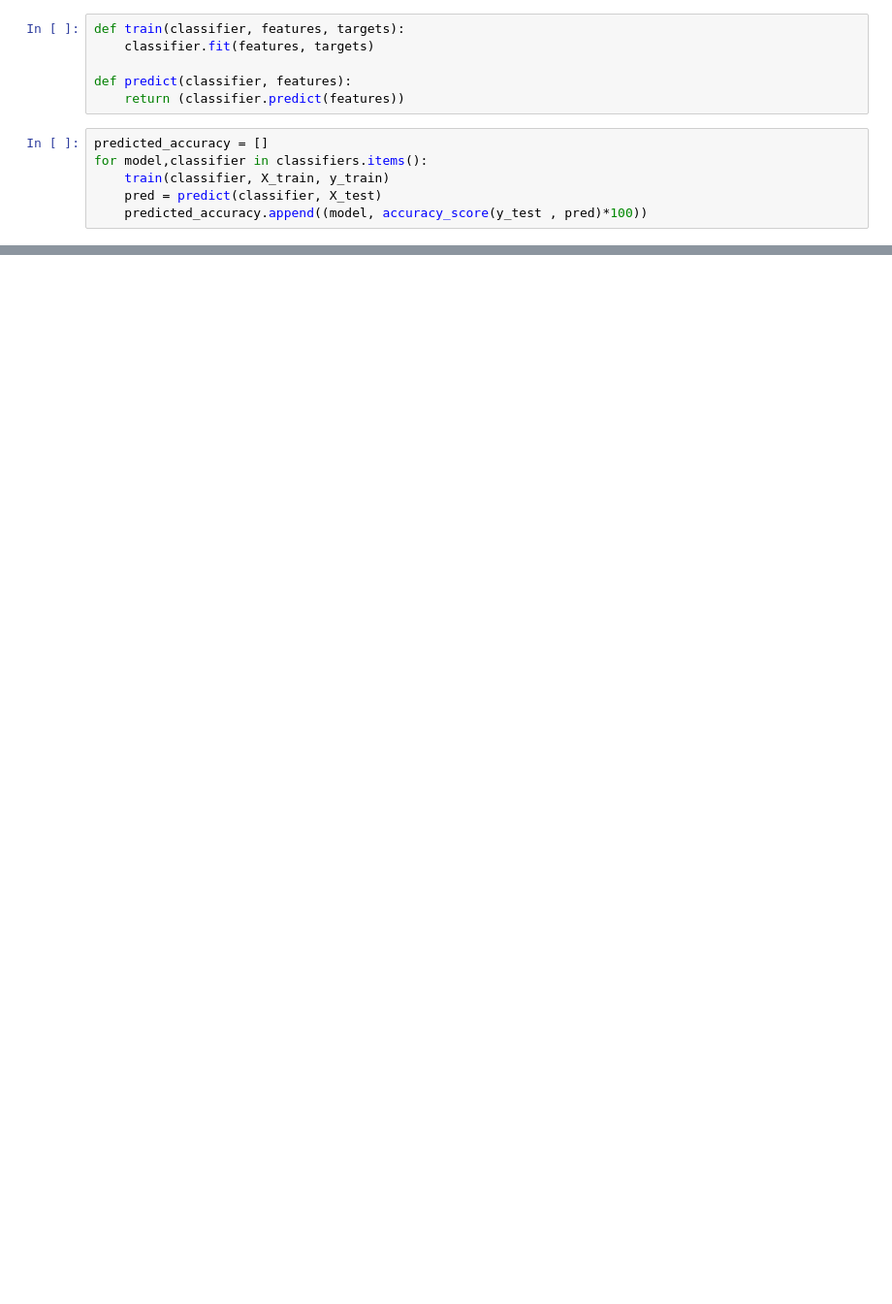
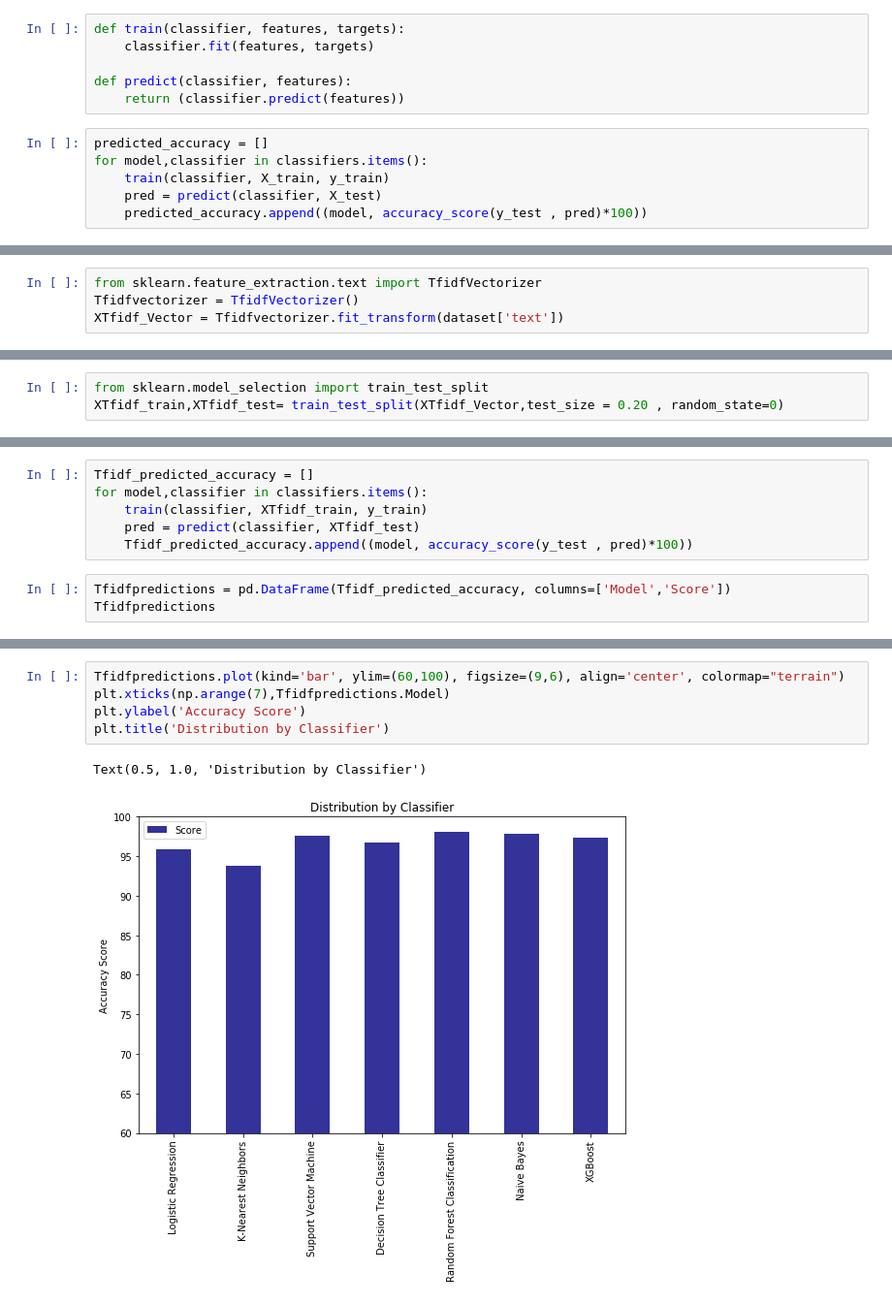
Before and after one commit to PrajjawalBanati/SMS-Spam-Classifier, a Jupyter notebook: SMS-spam-classifier.ipynb, the cells around one changed output, grey strips where cells are left out. Shown at 97% size. Saved outputs shown, nothing was run; the diff lists cells and outputs as text; blank space fills up the shorter version.

```diff
--- a/SMS-spam-classifier.ipynb
+++ b/SMS-spam-classifier.ipynb
@@ -380,0 +370,4 @@ Text(0.5, 1.0, 'Distribution by Classifier')
+# %%
+from sklearn.feature_extraction.text import TfidfVectorizer
+Tfidfvectorizer = TfidfVectorizer()
+XTfidf_Vector = Tfidfvectorizer.fit_transform(dataset['text'])
@@ -380,0 +384,3 @@ Text(0.5, 1.0, 'Distribution by Classifier')
+# %%
+from sklearn.model_selection import train_test_split
+XTfidf_train,XTfidf_test= train_test_split(XTfidf_Vector,test_size = 0.20 , random_state=0)
@@ -380,0 +399,9 @@ Text(0.5, 1.0, 'Distribution by Classifier')
+# %%
+Tfidf_predicted_accuracy = []
+for model,classifier in classifiers.items():
+    train(classifier, XTfidf_train, y_train)
+    pred = predict(classifier, XTfidf_test)
+    Tfidf_predicted_accuracy.append((model, accuracy_score(y_test , pred)*100))
+# %%
+Tfidfpredictions = pd.DataFrame(Tfidf_predicted_accuracy, columns=['Model','Score'])
+Tfidfpredictions
@@ -380,0 +417,8 @@ Text(0.5, 1.0, 'Distribution by Classifier')
+# %%
+Tfidfpredictions.plot(kind='bar', ylim=(60,100), figsize=(9,6), align='center', colormap="terrain")
+plt.xticks(np.arange(7),Tfidfpredictions.Model)
+plt.ylabel('Accuracy Score')
+plt.title('Distribution by Classifier')
+# %% [output]
+Text(0.5, 1.0, 'Distribution by Classifier')
+[figure, added]
```
Also changed, not shown: parts of 24 cells of this notebook.
